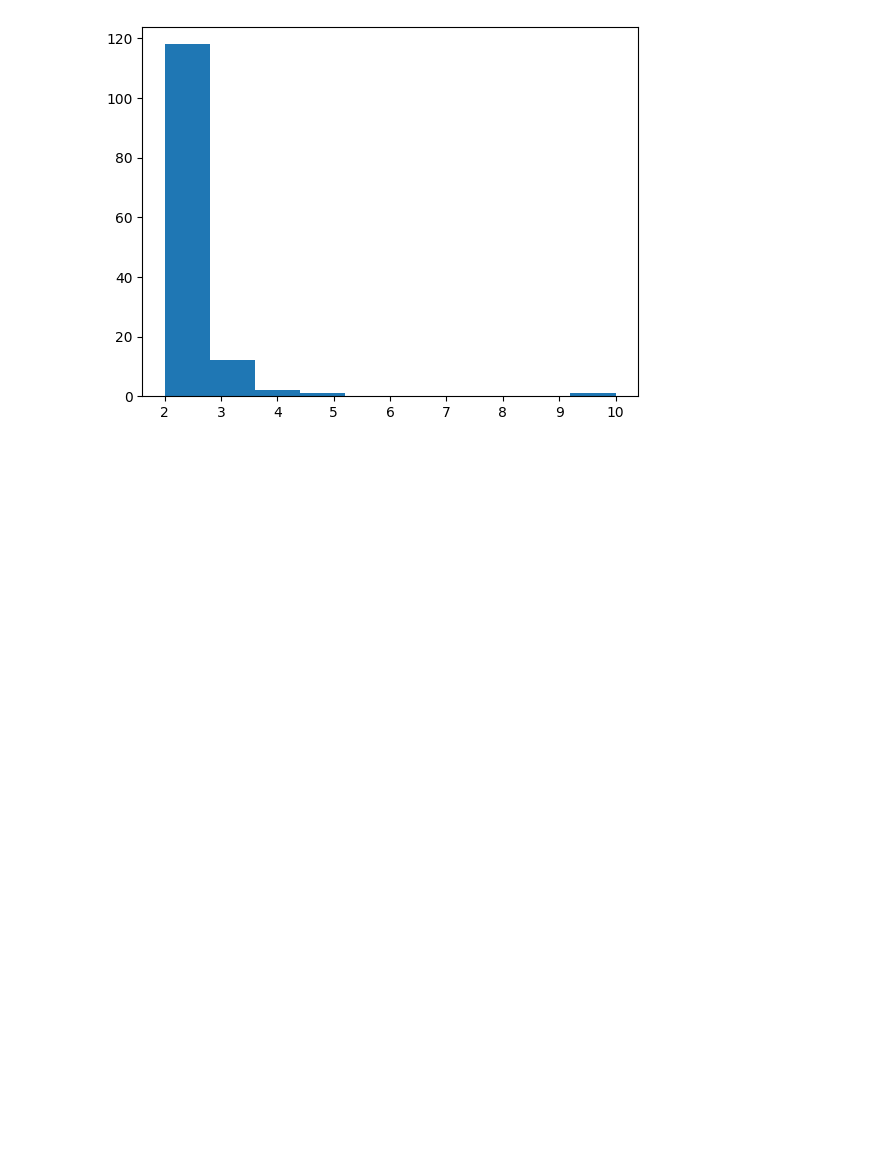
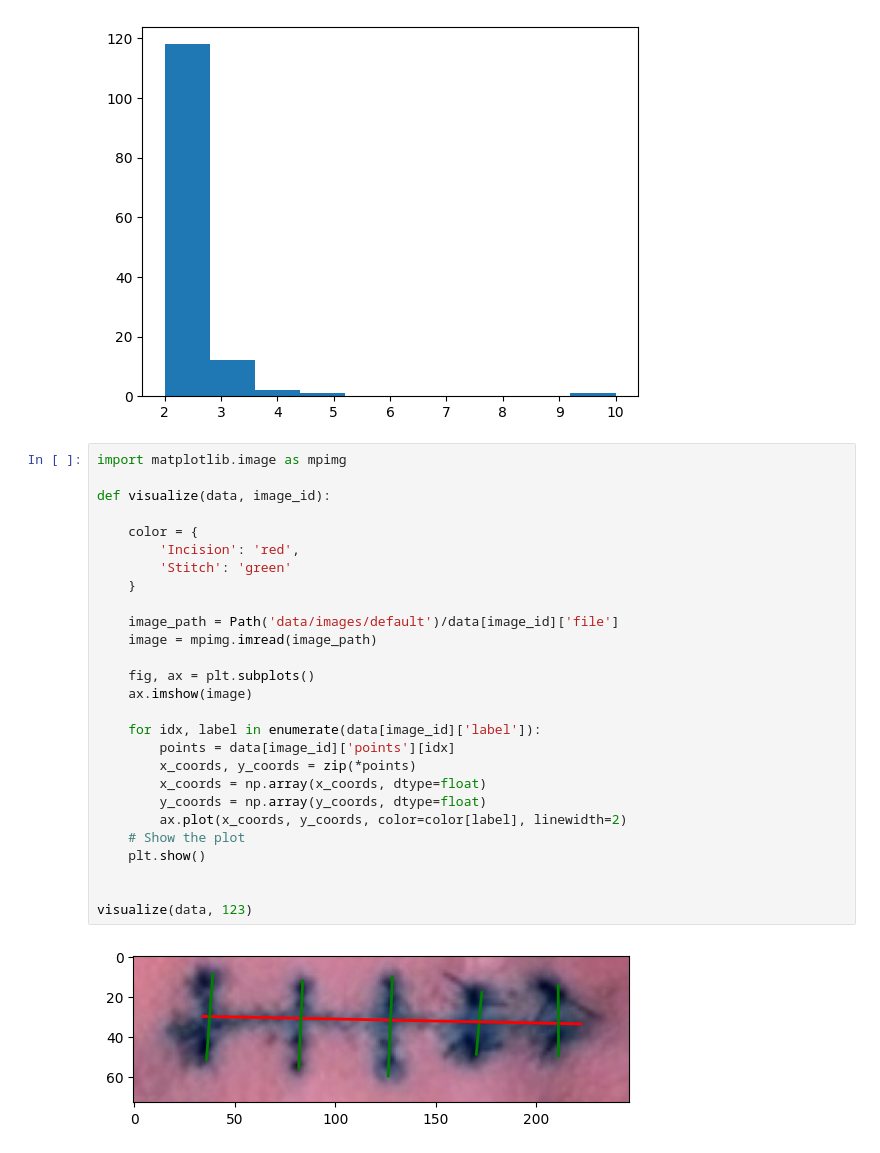
Before and after one commit to tomhruby1/zdo, a Jupyter notebook: data.ipynb, the cells around one changed output. Saved outputs shown, nothing was run; the diff lists cells and outputs as text; blank space fills up the shorter version.

Commit message:
visualize fcn

```diff
--- a/data.ipynb
+++ b/data.ipynb
@@ -86,3 +86,32 @@ plt.hist(stitches_len.values())
  <BarContainer object of 10 artists>)
 [figure]
 [figure]
+# %%
+import matplotlib.image as mpimg
+
+def visualize(data, image_id):
+
+    color = {
+        'Incision': 'red',
+        'Stitch': 'green'
+    }
+
+    image_path = Path('data/images/default')/data[image_id]['file']
+    image = mpimg.imread(image_path)
+
+    fig, ax = plt.subplots()
+    ax.imshow(image)
+
+    for idx, label in enumerate(data[image_id]['label']):
+        points = data[image_id]['points'][idx]
+        x_coords, y_coords = zip(*points)
+        x_coords = np.array(x_coords, dtype=float)
+        y_coords = np.array(y_coords, dtype=float)
+        ax.plot(x_coords, y_coords, color=color[label], linewidth=2)
+    # Show the plot
+    plt.show()
+
+
+visualize(data, 123)
+# %% [output]
+[figure, added]
```
